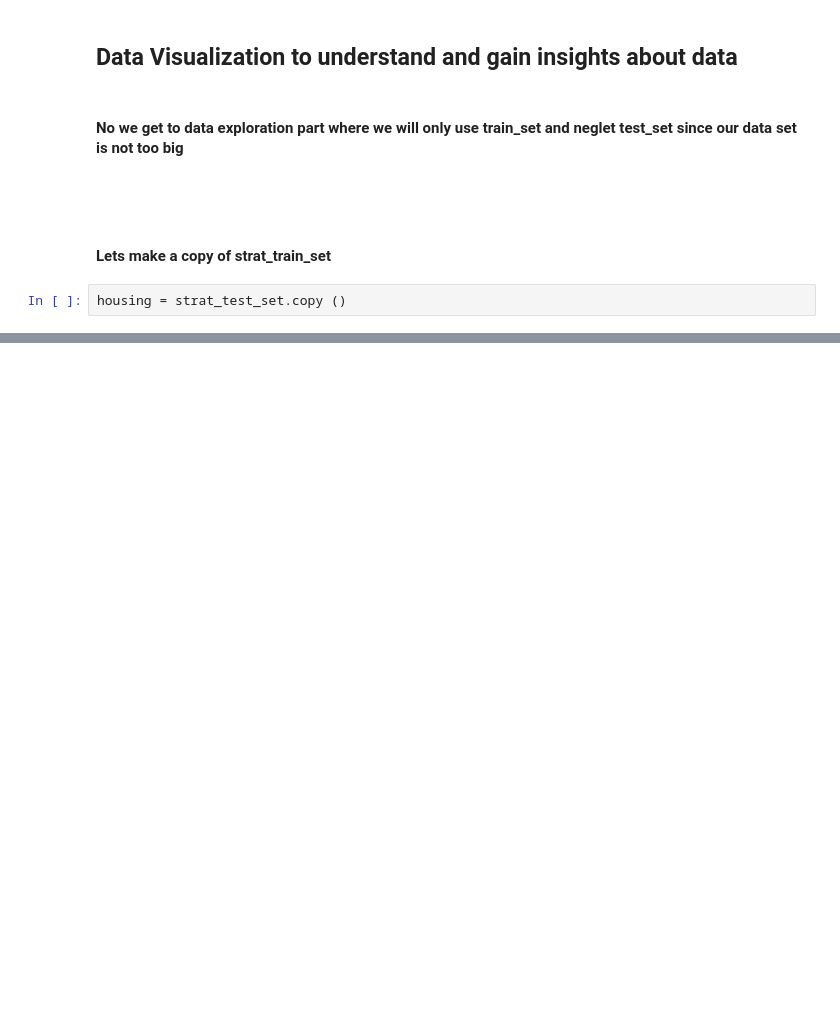
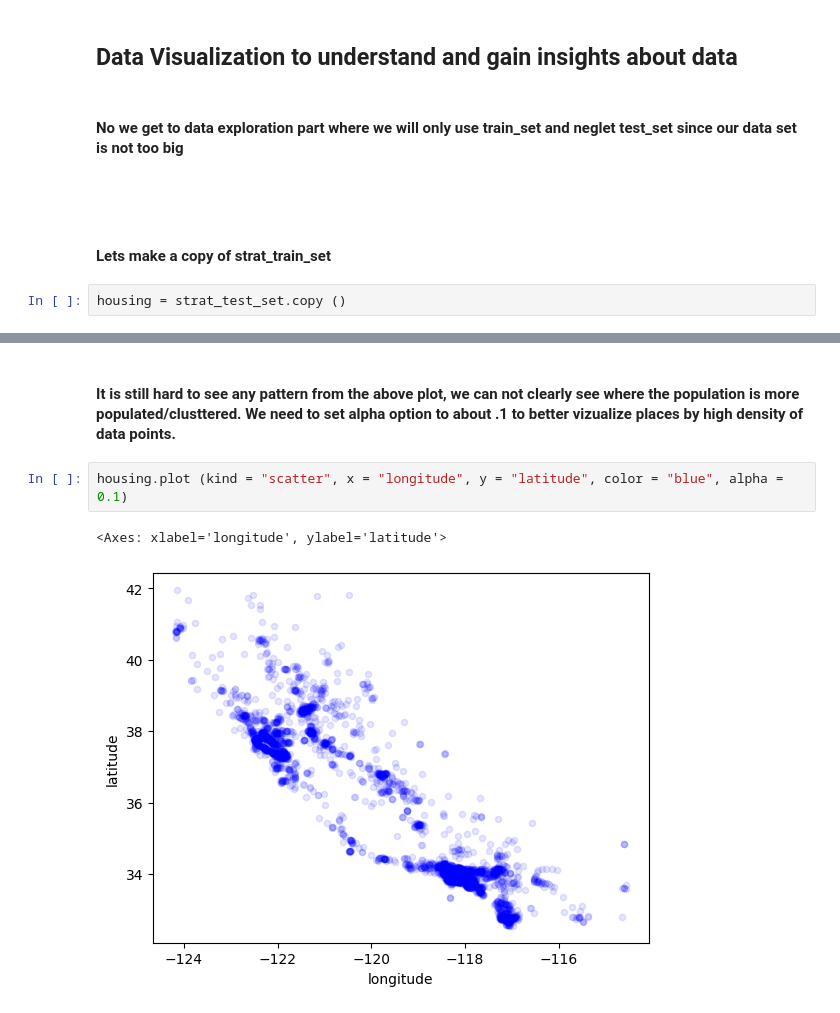
Before and after one commit to topollonaketsana/Hands-On-Machine-Learning-Projects, a Jupyter notebook: ML-Project-1/Housing_src.ipynb, the cells around one changed output, grey strips where cells are left out. Drawn from its saved outputs; the diff is of its cells as text; blank space fills up the shorter version.

```diff
--- a/ML-Project-1/Housing_src.ipynb
+++ b/ML-Project-1/Housing_src.ipynb
@@ -128,0 +137,7 @@ housing = strat_test_set.copy ()
+# %% [markdown]
+#### It is still hard to see any pattern from the above plot, we can not clearly see where the population is more populated/clusttered. We need to set alpha option to about .1 to better vizualize places by high density of data points.
+# %%
+housing.plot (kind = "scatter", x = "longitude", y = "latitude", color = "blue", alpha = 0.1)
+# %% [output]
+<Axes: xlabel='longitude', ylabel='latitude'>
+[figure, added]
```
Also changed, not shown: parts of 2 cells of this notebook, 1 other file.
